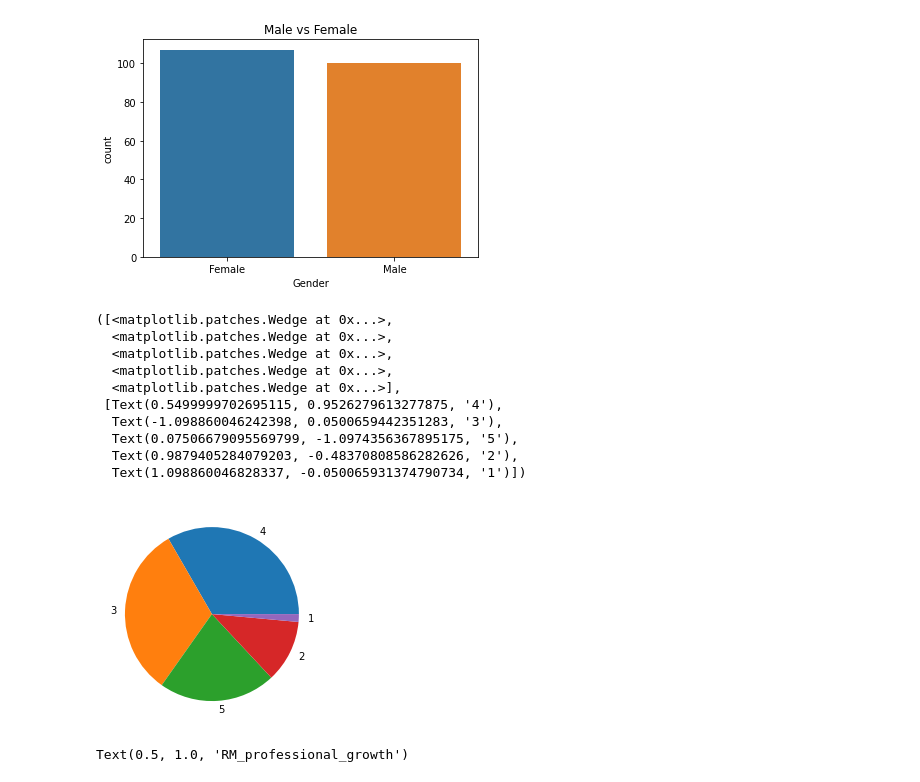
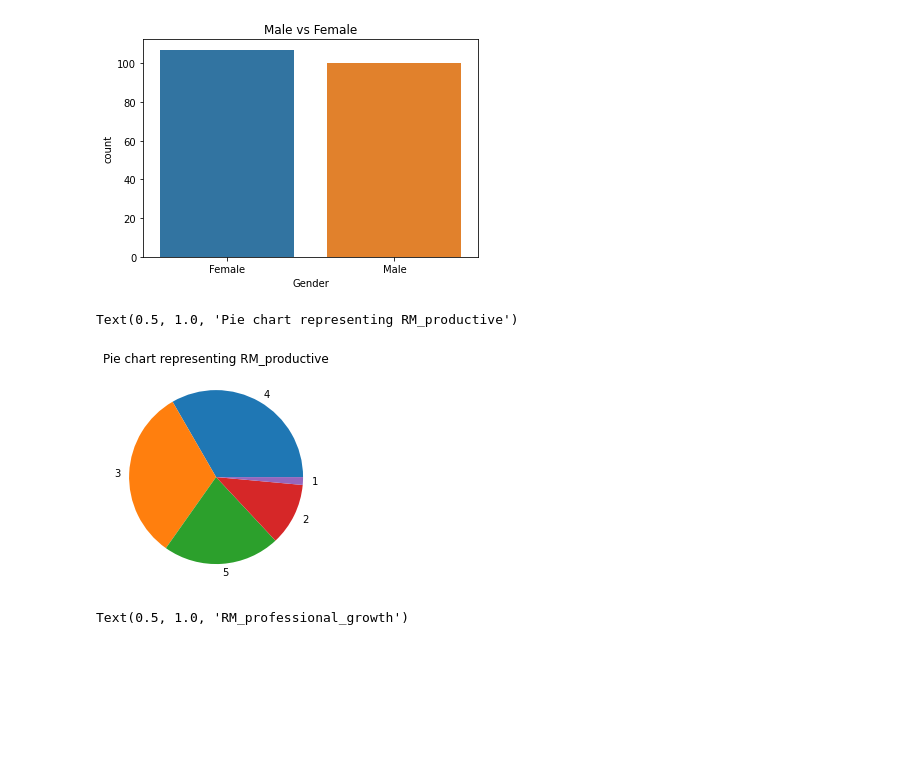
Before and after one commit to sinchana-hathwar/WFH_vs_WFO, a Jupyter notebook: wfh_vs_wfo.ipynb, the cells around one changed output. Cells and saved outputs as stored; diff of their text form; code cells hidden in the pictures; blank space fills up the shorter version.

```diff
--- a/wfh_vs_wfo.ipynb
+++ b/wfh_vs_wfo.ipynb
@@ -123,18 +123,10 @@ Text(0.5, 1.0, 'Male vs Female')
 [figure]
 # %%
 plt.pie(data['RM_productive'].value_counts().values,labels = data['RM_productive'].value_counts().index)
+plt.title('Pie chart representing RM_productive')
 # %% [output]
-([<matplotlib.patches.Wedge at 0x...>,
-  <matplotlib.patches.Wedge at 0x...>,
-  <matplotlib.patches.Wedge at 0x...>,
-  <matplotlib.patches.Wedge at 0x...>,
-  <matplotlib.patches.Wedge at 0x...>],
- [Text(0.5499999702695115, 0.9526279613277875, '4'),
-  Text(-1.098860046242398, 0.0500659442351283, '3'),
-  Text(0.07506679095569799, -1.0974356367895175, '5'),
-  Text(0.9879405284079203, -0.48370808586282626, '2'),
-  Text(1.098860046828337, -0.050065931374790734, '1')])
+Text(0.5, 1.0, 'Pie chart representing RM_productive')
-[figure, old version]
+[figure, new version]
 # %%
 fig, axes = plt.subplots(2, 3, sharex=True, figsize=(16,8))
 data.groupby('Occupation')['RM_productive'].value_counts().unstack().plot(kind='bar', ax=axes[0,0])
```
Also changed, not shown: parts of 8 cells of this notebook.
